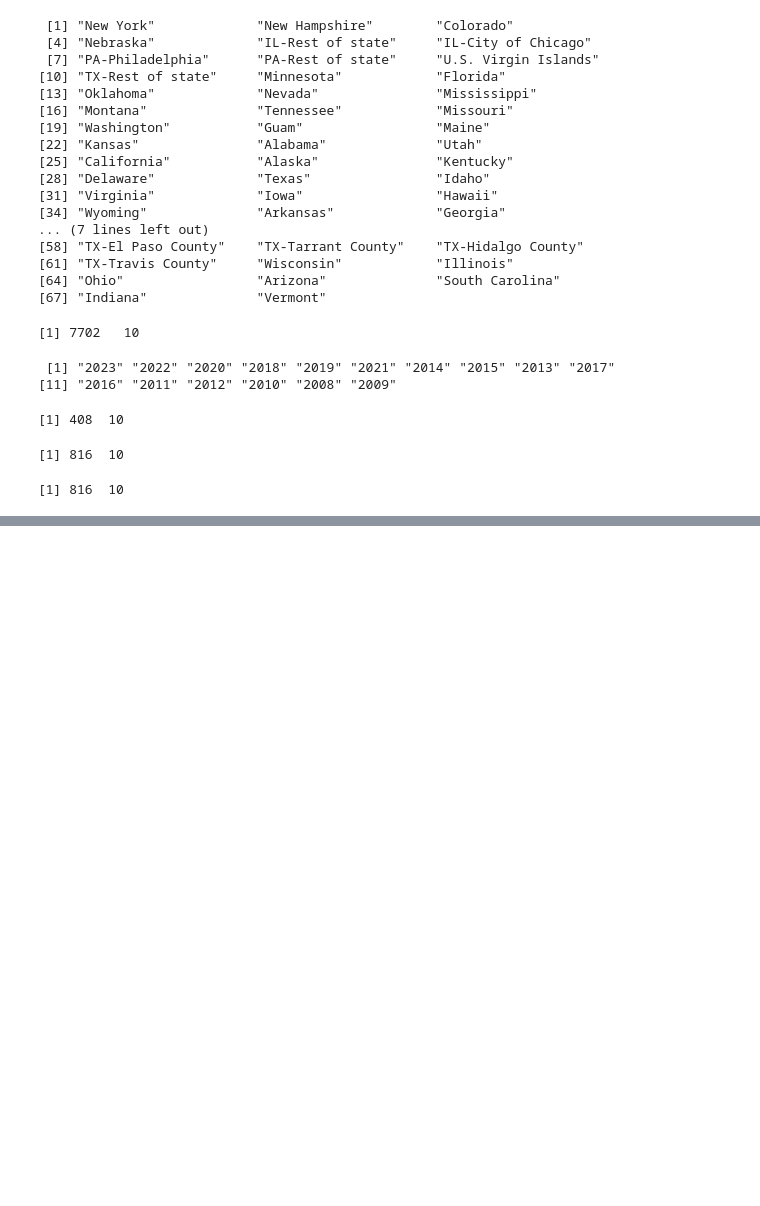
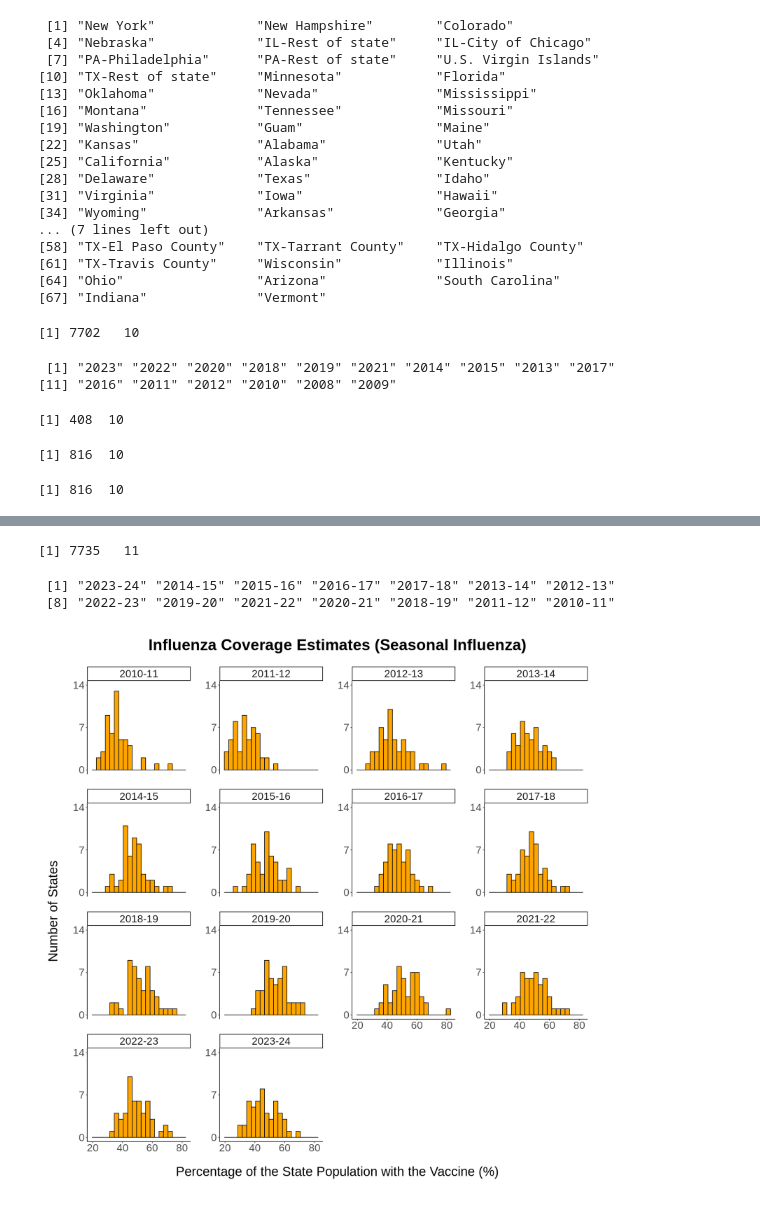
Before and after one commit to Kiron-Ang/Vaccination, a Jupyter notebook: vaccination.ipynb, the cells around one changed output, grey strips where cells are left out. Drawn from its saved outputs; the diff is of its cells as text; code cells hidden in the pictures; blank space fills up the shorter version.

```diff
--- a/vaccination.ipynb
+++ b/vaccination.ipynb
@@ -295,0 +472,6 @@ A data.frame: 24 × 10
+# %%
+# Filter influenza
+influenza = influenza[influenza$geography_type == "States/Local Areas", ]
+
+# Print influenza dimensions
+dim(influenza)
@@ -295,0 +501,49 @@ A data.frame: 24 × 10
+# %%
+# List of all 50 states and the District of Columbia
+# These are areas with electoral college votes in the 2024 election
+# www.archives.gov/electoral-college/2024
+states = c("Alabama", "Alaska", "Arizona", "Arkansas", "California", "Colorado", "Connecticut",
+            "Delaware", "Florida", "Georgia", "Hawaii", "Idaho", "Illinois", "Indiana",
+            "Iowa", "Kansas", "Kentucky", "Louisiana", "Maine", "Maryland", "Massachusetts",
+            "Michigan", "Minnesota", "Mississippi", "Missouri", "Montana", "Nebraska",
+            "Nevada", "New Hampshire", "New Jersey", "New Mexico", "New York", "North Carolina",
+            "North Dakota", "Ohio", "Oklahoma", "Oregon", "Pennsylvania", "Rhode Island",
+            "South Carolina", "South Dakota", "Tennessee", "Texas", "Utah", "Vermont",
+            "Virginia", "Washington", "West Virginia", "Wisconsin", "Wyoming", "District of Columbia")
+
+# Filter influenza for all 50 states and the District of Columbia
+influenza = influenza[influenza$geography %in% states, ]
+
+# Print influenza dimensions
+dim(influenza)
+# %% [output]
+[1] 7735   11
+# %%
+# Print unique year seasons
+unique(influenza$year_season)
+# %% [output]
+ [1] "2023-24" "2014-15" "2015-16" "2016-17" "2017-18" "2013-14" "2012-13"
+ [8] "2022-23" "2019-20" "2021-22" "2020-21" "2018-19" "2011-12" "2010-11"
+# %%
+# For the histograms, filter by month and choose only month 5.
+# May is the end of the season, and it will therefore have the
+# highest vaccination coverage estimate.
+# Create Influenza histograms with discrete y-axis
+ggplot(influenza[influenza$month == "5", ], aes(x = coverage_estimate)) +
+  geom_histogram(binwidth = 3, fill = "orange", color = "black") +
+  labs(title = "Influenza Coverage Estimates (Seasonal Influenza)",
+       x = "Percentage of the State Population with the Vaccine (%)",
+       y = "Number of States") +
+  theme_classic() +
+  theme(text = element_text(size = 25),
+        plot.title = element_text(hjust = 0.5, face = "bold", margin = margin(b = 25)),
+        panel.spacing = unit(2, "lines"),
+        plot.margin = margin(20, 20, 20, 20),
+        axis.title.x = element_text(margin = margin(t = 25)),
+        axis.title.y = element_text(margin = margin(r = 25))) +
+  facet_wrap(~ year_season, scales = "free_y") +
+  scale_y_continuous(breaks = c(0, 7, 14),
+                     limits = c(0, 14),
+                     labels = c("0", "7", "14"))
+# %% [output]
+[figure, added]
```
Also changed, not shown: parts of 21 cells of this notebook.
